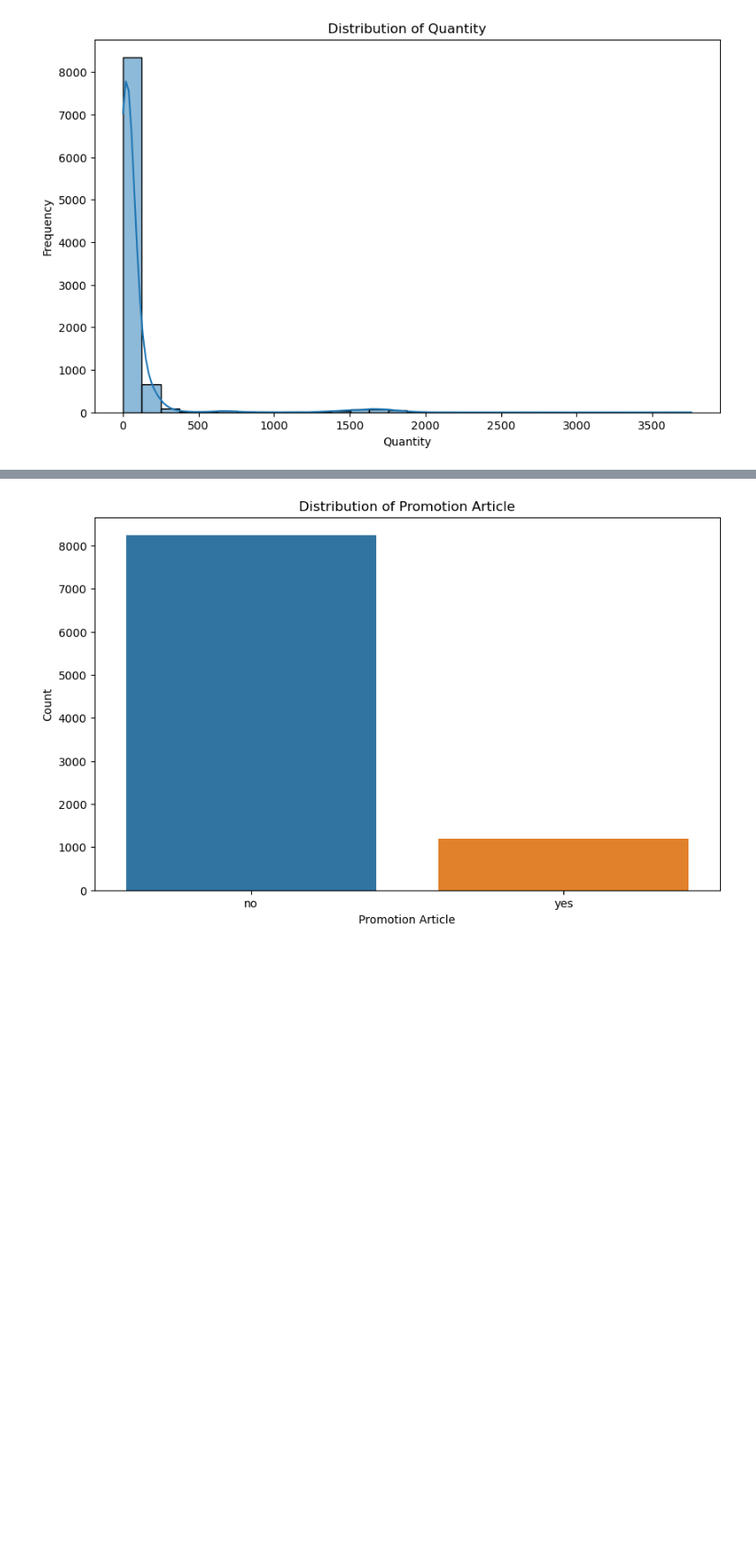
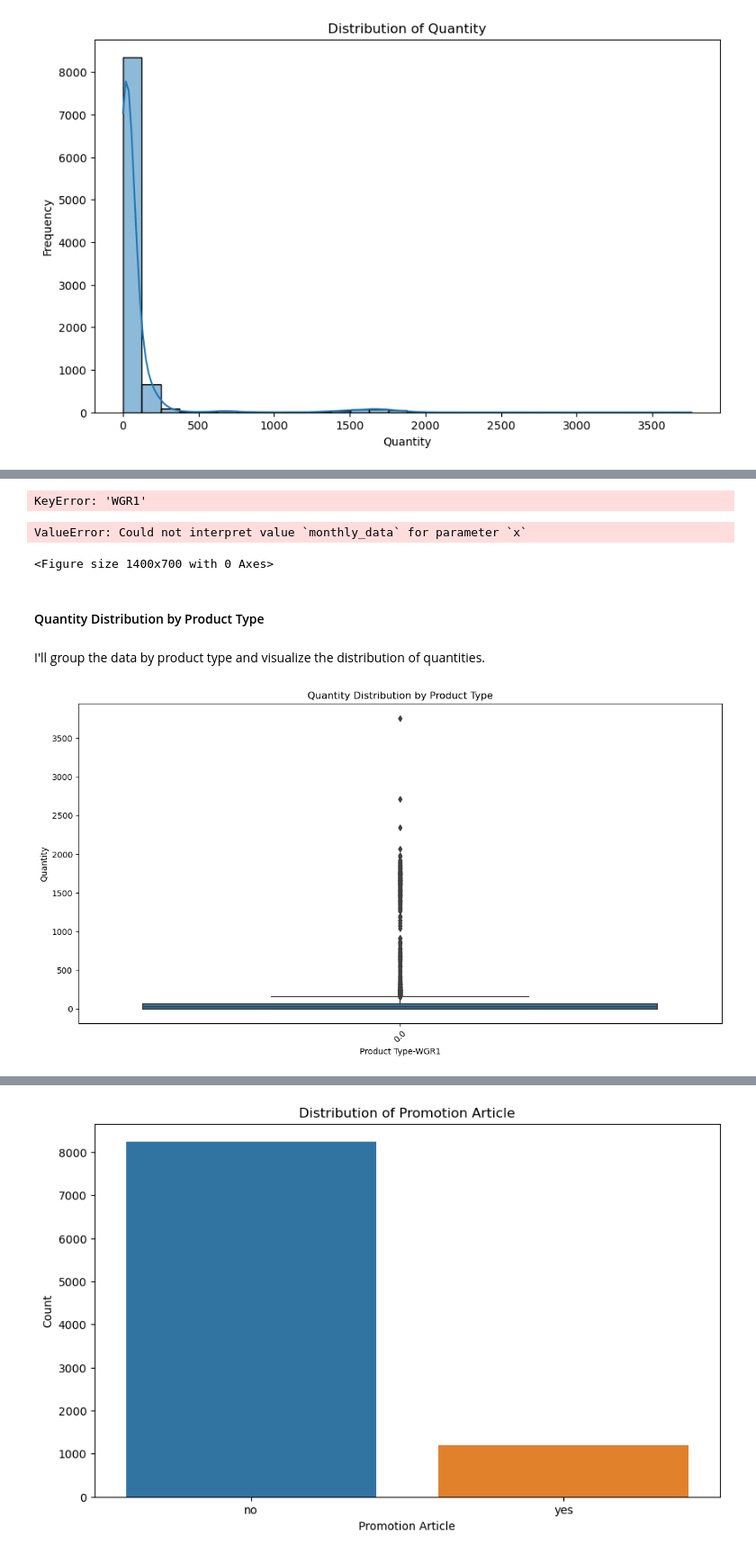
Before and after one commit to KarishmaFernandes/Forecasting-Future-Sales, a Jupyter notebook: predictingFutureSalesCircly.ipynb, the cells around one changed output, grey strips where cells are left out. Shown at 90% size. Drawn from its saved outputs; the diff is of its cells as text; code cells hidden in the pictures; blank space fills up the shorter version.

```diff
--- a/predictingFutureSalesCircly.ipynb
+++ b/predictingFutureSalesCircly.ipynb
@@ -251,0 +298,3 @@ Number of duplicate rows after removal: 0
+# %%
+data=df
+data
@@ -354,0 +469,5 @@ plt.show()
+# %%
+# Handle duplicates by aggregating the quantities for the same date
+df = df.groupby(['orderDate','WGR1','WGR2','WGR3','WGR4','promotion_wgr','promotion_global','promotion_article','public_holiday','school_holiday','sunday']).agg({'quantity': 'sum'}).reset_index()
+# %% [output]
+KeyError: 'WGR1'
@@ -354,0 +477,26 @@ plt.show()
+# %%
+# Plot quantity distribution over time
+plt.figure(figsize=(14, 7))
+sns.lineplot(data=data, x='monthly_data', y='quantity')
+plt.title('Monthly Quantity Distribution Over Time')
+plt.xlabel('Date')
+plt.ylabel('Quantity')
+plt.show()
+# %% [output]
+ValueError: Could not interpret value `monthly_data` for parameter `x`
+<Figure size 1400x700 with 0 Axes>
+# %% [markdown]
+#### Quantity Distribution by Product Type
+# %% [markdown]
+I'll group the data by product type and visualize the distribution of quantities.
+# %%
+# Plot quantity distribution by product type-Electronics
+plt.figure(figsize=(14, 7))
+sns.boxplot(data=data, x='WGR1', y='quantity')
+plt.title('Quantity Distribution by Product Type')
+plt.xlabel('Product Type-WGR1')
+plt.ylabel('Quantity')
+plt.xticks(rotation=45)
+plt.show()
+# %% [output]
+[figure, added]
```
Also changed, not shown: parts of 57 cells of this notebook.
